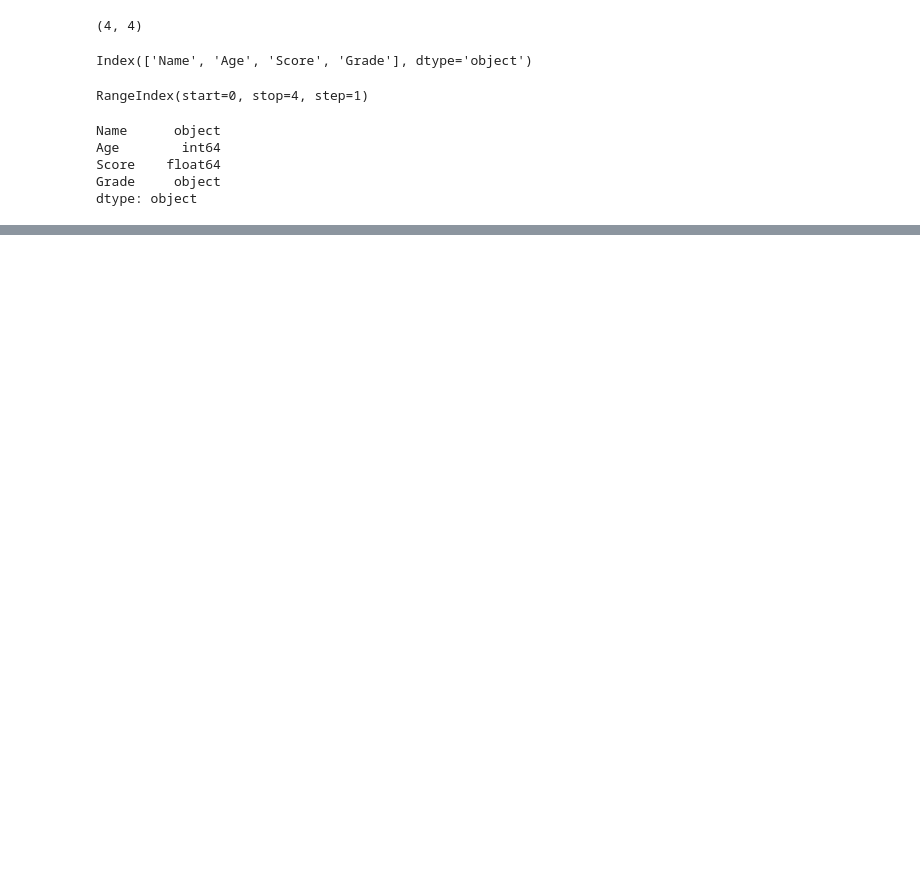
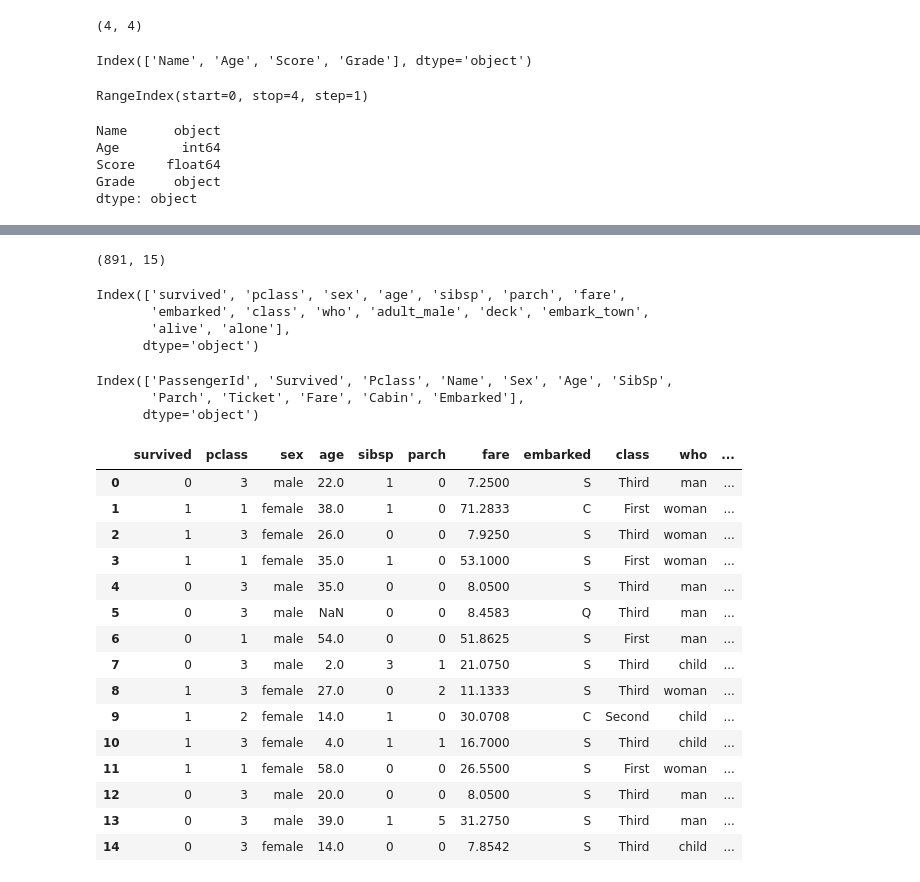
Before and after one commit to gracenaomi1122/my-first-repo, a Jupyter notebook: Numpy_Pandas_DataFrames.ipynb, the cells around one changed output, grey strips where cells are left out. Saved outputs shown, nothing was run; the diff lists cells and outputs as text; code cells hidden in the pictures; blank space fills up the shorter version.

```diff
--- a/Numpy_Pandas_DataFrames.ipynb
+++ b/Numpy_Pandas_DataFrames.ipynb
@@ -215,0 +350,5 @@ dtype: object
+# %%
+import seaborn as sns
+
+titanic = sns.load_dataset("titanic")
+titanic
@@ -215,0 +369,37 @@ dtype: object
+# %%
+titanic.shape
+# %% [output]
+(891, 15)
+# %%
+# Step 2 — What are the columns?
+print(titanic.columns)
+# %% [output]
+Index(['survived', 'pclass', 'sex', 'age', 'sibsp', 'parch', 'fare',
+       'embarked', 'class', 'who', 'adult_male', 'deck', 'embark_town',
+       'alive', 'alone'],
+      dtype='object')
+# %%
+df.columns
+# %% [output]
+Index(['PassengerId', 'Survived', 'Pclass', 'Name', 'Sex', 'Age', 'SibSp',
+       'Parch', 'Ticket', 'Fare', 'Cabin', 'Embarked'],
+      dtype='object')
+# %%
+titanic.head(15)
+# %% [output]
+|  | survived | pclass | sex | age | sibsp | parch | fare | embarked | class | who | ... |
+| 0 | 0 | 3 | male | 22.0 | 1 | 0 | 7.2500 | S | Third | man | ... |
+| 1 | 1 | 1 | female | 38.0 | 1 | 0 | 71.2833 | C | First | woman | ... |
+| 2 | 1 | 3 | female | 26.0 | 0 | 0 | 7.9250 | S | Third | woman | ... |
+| 3 | 1 | 1 | female | 35.0 | 1 | 0 | 53.1000 | S | First | woman | ... |
+| 4 | 0 | 3 | male | 35.0 | 0 | 0 | 8.0500 | S | Third | man | ... |
+| 5 | 0 | 3 | male | NaN | 0 | 0 | 8.4583 | Q | Third | man | ... |
+| 6 | 0 | 1 | male | 54.0 | 0 | 0 | 51.8625 | S | First | man | ... |
+| 7 | 0 | 3 | male | 2.0 | 3 | 1 | 21.0750 | S | Third | child | ... |
+| 8 | 1 | 3 | female | 27.0 | 0 | 2 | 11.1333 | S | Third | woman | ... |
+| 9 | 1 | 2 | female | 14.0 | 1 | 0 | 30.0708 | C | Second | child | ... |
+| 10 | 1 | 3 | female | 4.0 | 1 | 1 | 16.7000 | S | Third | child | ... |
+| 11 | 1 | 1 | female | 58.0 | 0 | 0 | 26.5500 | S | First | woman | ... |
+| 12 | 0 | 3 | male | 20.0 | 0 | 0 | 8.0500 | S | Third | man | ... |
+| 13 | 0 | 3 | male | 39.0 | 1 | 5 | 31.2750 | S | Third | man | ... |
+| 14 | 0 | 3 | female | 14.0 | 0 | 0 | 7.8542 | S | Third | child | ... |
```
Also changed, not shown: parts of 61 cells of this notebook.
